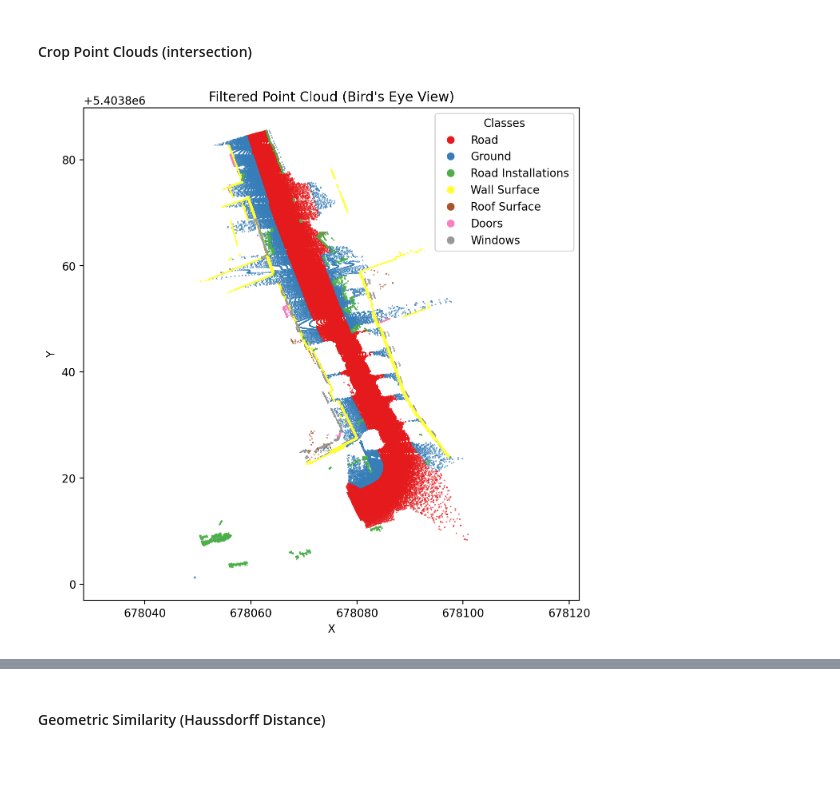
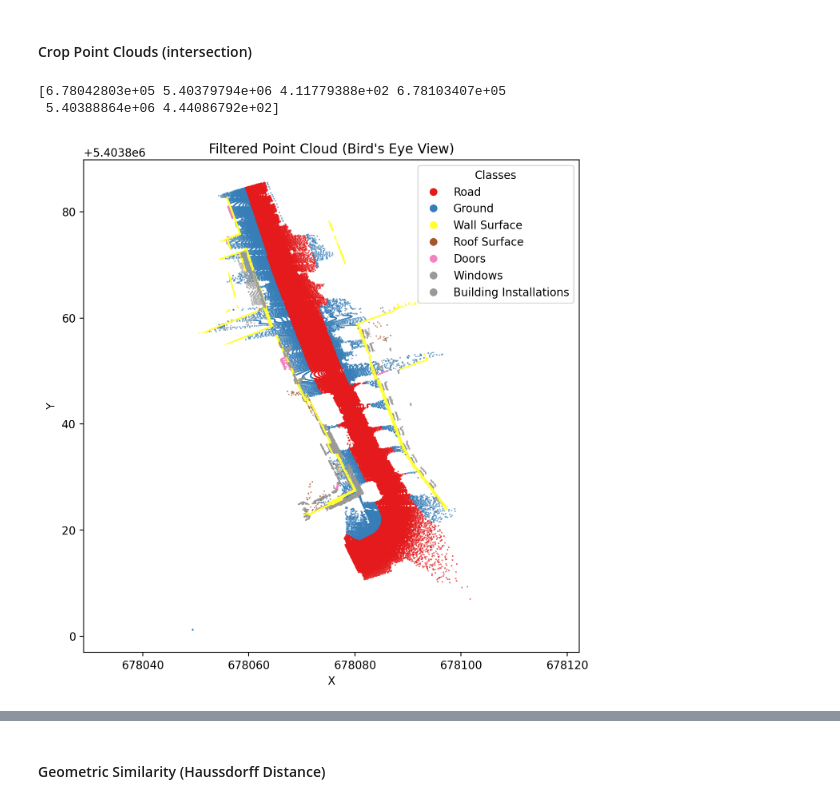
Before and after one commit to Madlab2/CloudMetrics, a Jupyter notebook: notebooks/compare_pointclouds.ipynb, the cells around one changed output, grey strips where cells are left out. Saved outputs shown, nothing was run; the diff lists cells and outputs as text; code cells hidden in the pictures; blank space fills up the shorter version.

```diff
--- a/notebooks/compare_pointclouds.ipynb
+++ b/notebooks/compare_pointclouds.ipynb
@@ -38,11 +58,12 @@ print(max_borders_real - offsets_real)
 class_descriptions = {
     1: 'Road',
     2: 'Ground',
-    3: 'Road Installations',
+    #3: 'Road Installations',
     6: 'Wall Surface',
     7: 'Roof Surface',
     8: 'Doors',
-    9: 'Windows'
+    9: 'Windows',
+    10: 'Building Installations'
 }
 relevant_classes = list(class_descriptions.keys())
 # %%
@@ -94,6 +114,10 @@ helper.plot_bev(relevant_points_synth, class_descriptions)
 # %%
 padding = 1.0
-# TODO: this is bad as we do not filter for our relevant classes (see above)
+# TODO: this is bad as we do not filter for our relevant classes beforehand
 min_xyz = np.maximum(min_borders_real, min_borders_synth)
 max_xyz = np.minimum(max_borders_real, max_borders_synth)
 bounding_box = np.add(np.concatenate((min_xyz, max_xyz)), [-padding, -padding, -padding, padding, padding, padding])
+print(bounding_box)
+# %% [output]
+[6.78042803e+05 5.40379794e+06 4.11779388e+02 6.78103407e+05
+ 5.40388864e+06 4.44086792e+02]
@@ -103,0 +124,4 @@ synth_cropped = helper.crop_point_cloud(relevant_points_synth, bounding_box)
+# %%
+# crops all elements in .points objects (x,y,z, classification, intensity, ...). Header Information is not updated
+real_points_cropped = helper.crop_points(relevant_points_real, bounding_box)
+synth_points_cropped = helper.crop_points(relevant_points_synth, bounding_box)
@@ -104,7 +130,7 @@ synth_cropped = helper.crop_point_cloud(relevant_points_synth, bounding_box)
 # %%
 # plot cropped point clouds
-helper.plot_bev(real_cropped, class_descriptions)
+helper.plot_bev(real_points_cropped, class_descriptions)
 # %% [output]
-[figure, old version]
+[figure, new version]
 # %%
 # plot cropped point clouds
```
Also changed, not shown: parts of 15 cells of this notebook, 1 other file.
